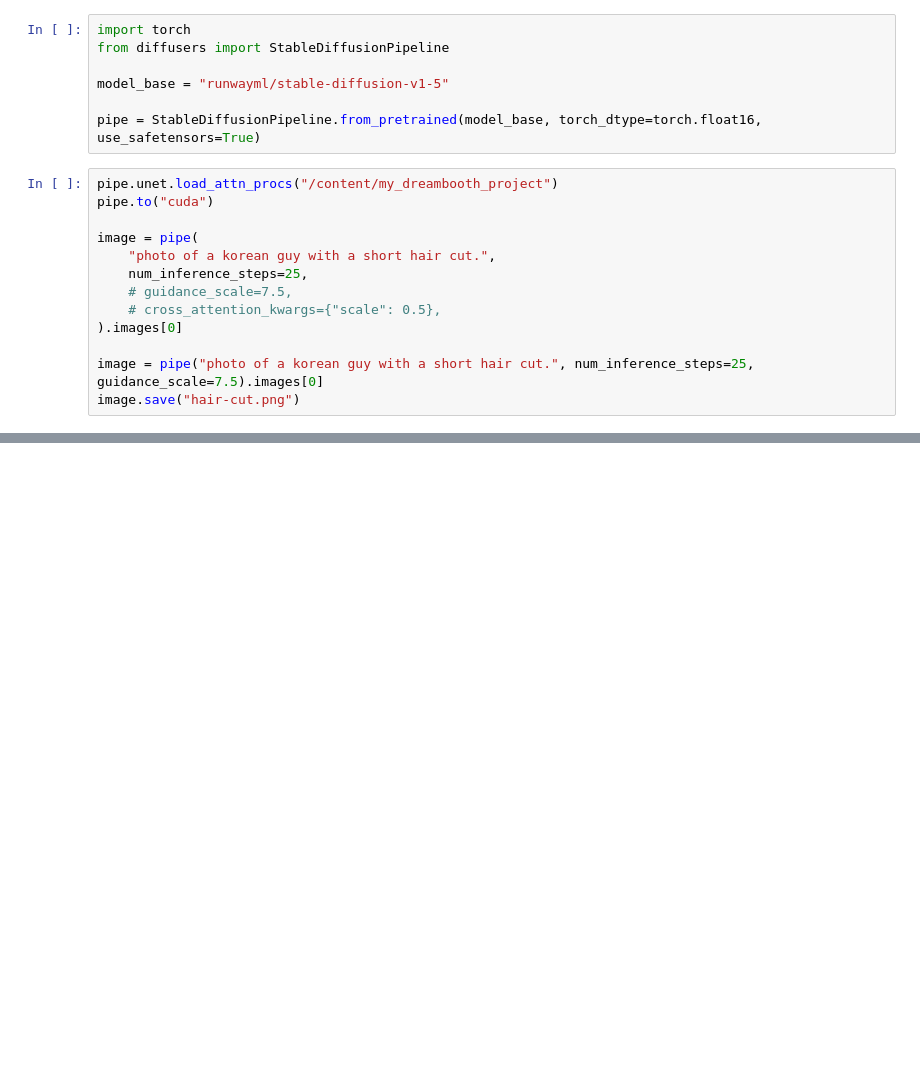
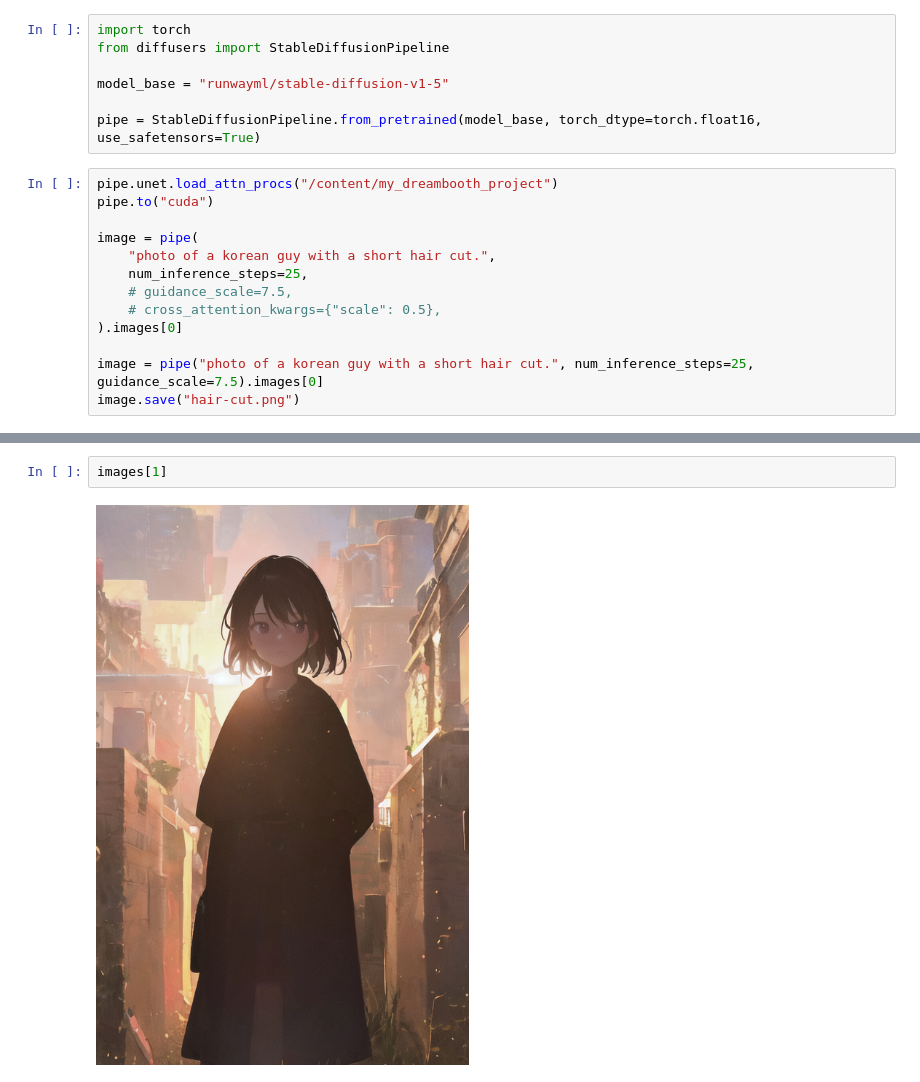
Before and after one commit to JSJeong-me/Stable_Diffusion, a Jupyter notebook: AutoTrain_Dreambooth.ipynb, the cells around one changed output, grey strips where cells are left out. Saved outputs shown, nothing was run; the diff lists cells and outputs as text; blank space fills up the shorter version.

```diff
--- a/AutoTrain_Dreambooth.ipynb
+++ b/AutoTrain_Dreambooth.ipynb
@@ -151,0 +197,4 @@ image.save("hair-cut.png")
+# %%
+images[1]
+# %% [output]
+[figure, added]
```
Also changed, not shown: parts of 7 cells of this notebook.
